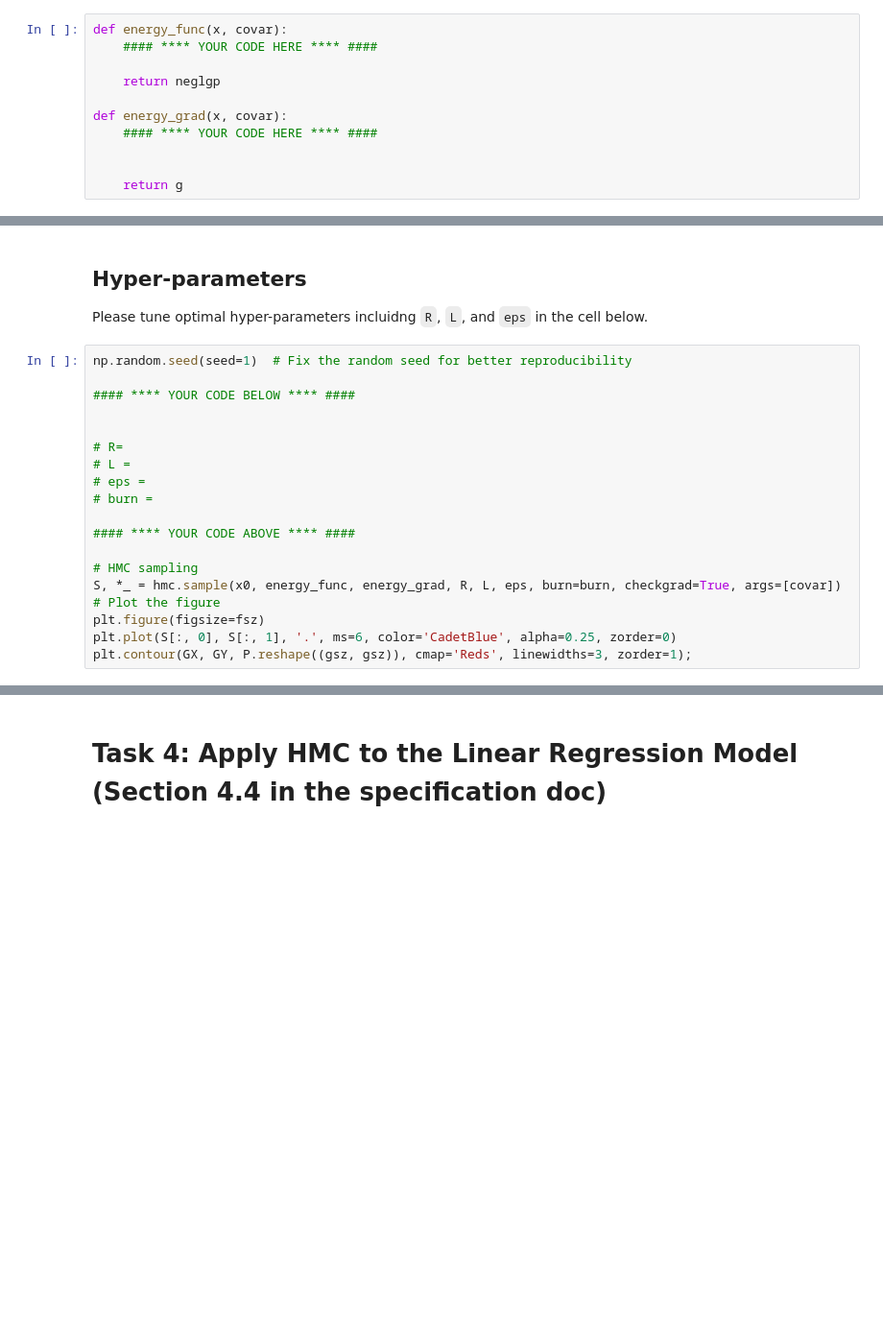
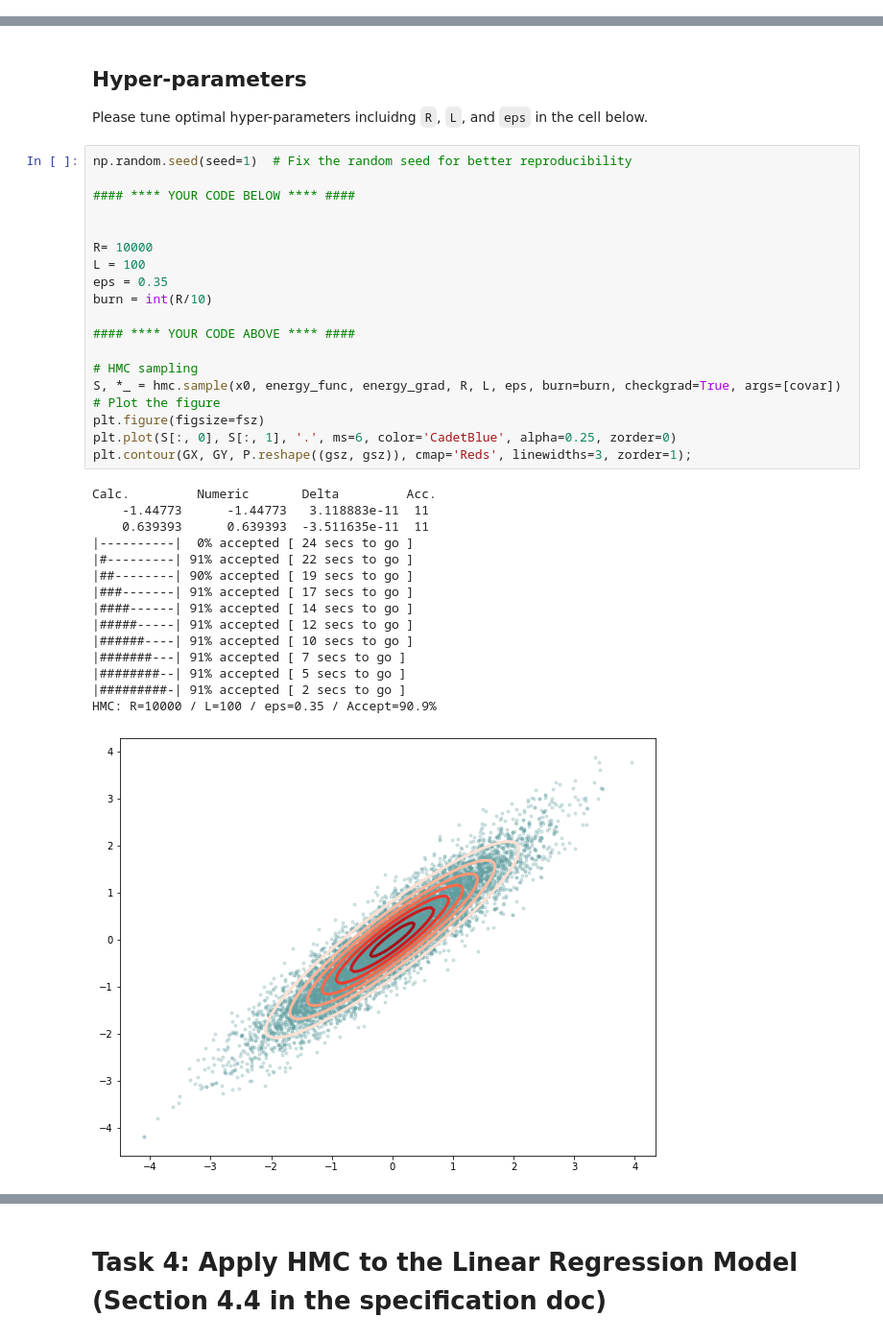
Before and after one commit to rwitobaansheikh/Bayesian_Final_project, a Jupyter notebook: CM50268 BML Final Project 2024/CM50268 BML_Final_Project.ipynb, the cells around one changed output, grey strips where cells are left out. Shown: that part at 96% size. Drawn from its saved outputs; the diff is of its cells as text; blank space fills up the shorter version.

```diff
--- a/CM50268 BML Final Project 2024/CM50268 BML_Final_Project.ipynb
+++ b/CM50268 BML Final Project 2024/CM50268 BML_Final_Project.ipynb
@@ -254,14 +270,3 @@ Complete the following functions:
 - `eps`: simulation step length; set by trial-and-error to give approx. 90% acceptance
 - `burn`: simply set to `R/10`
 - `checkgrad`: set to true to test the consistency of `energy_func` and `energy_grad`
-# %%
-def energy_func(x, covar):
-    #### **** YOUR CODE HERE **** ####
-
-    return neglgp
-
-def energy_grad(x, covar):
-    #### **** YOUR CODE HERE **** ####
-
-
-    return g
@@ -315,22 +344,38 @@ Please tune optimal hyper-parameters incluidng `R`, `L`, and `eps` in the cell b
 # %%
 np.random.seed(seed=1)  # Fix the random seed for better reproducibility
 
 #### **** YOUR CODE BELOW **** ####
 
 
-# R=
-# L =
-# eps =
-# burn =
+R= 10000
+L = 100
+eps = 0.35
+burn = int(R/10)
 
 #### **** YOUR CODE ABOVE **** ####
 
 # HMC sampling
 S, *_ = hmc.sample(x0, energy_func, energy_grad, R, L, eps, burn=burn, checkgrad=True, args=[covar])
 # Plot the figure
 plt.figure(figsize=fsz)
 plt.plot(S[:, 0], S[:, 1], '.', ms=6, color='CadetBlue', alpha=0.25, zorder=0)
 plt.contour(GX, GY, P.reshape((gsz, gsz)), cmap='Reds', linewidths=3, zorder=1);
+# %% [output]
+Calc.         Numeric       Delta         Acc.
+    -1.44773      -1.44773   3.118883e-11  11
+    0.639393      0.639393  -3.511635e-11  11
+|----------|  0% accepted [ 24 secs to go ]
+|#---------| 91% accepted [ 22 secs to go ]
+|##--------| 90% accepted [ 19 secs to go ]
+|###-------| 91% accepted [ 17 secs to go ]
+|####------| 91% accepted [ 14 secs to go ]
+|#####-----| 91% accepted [ 12 secs to go ]
+|######----| 91% accepted [ 10 secs to go ]
+|#######---| 91% accepted [ 7 secs to go ]
+|########--| 91% accepted [ 5 secs to go ]
+|#########-| 91% accepted [ 2 secs to go ]
+HMC: R=10000 / L=100 / eps=0.35 / Accept=90.9%
+[figure, added]
 # %%
 #### **** YOUR CODE HERE **** ####
 
```
Also changed, not shown: parts of 9 cells of this notebook.
